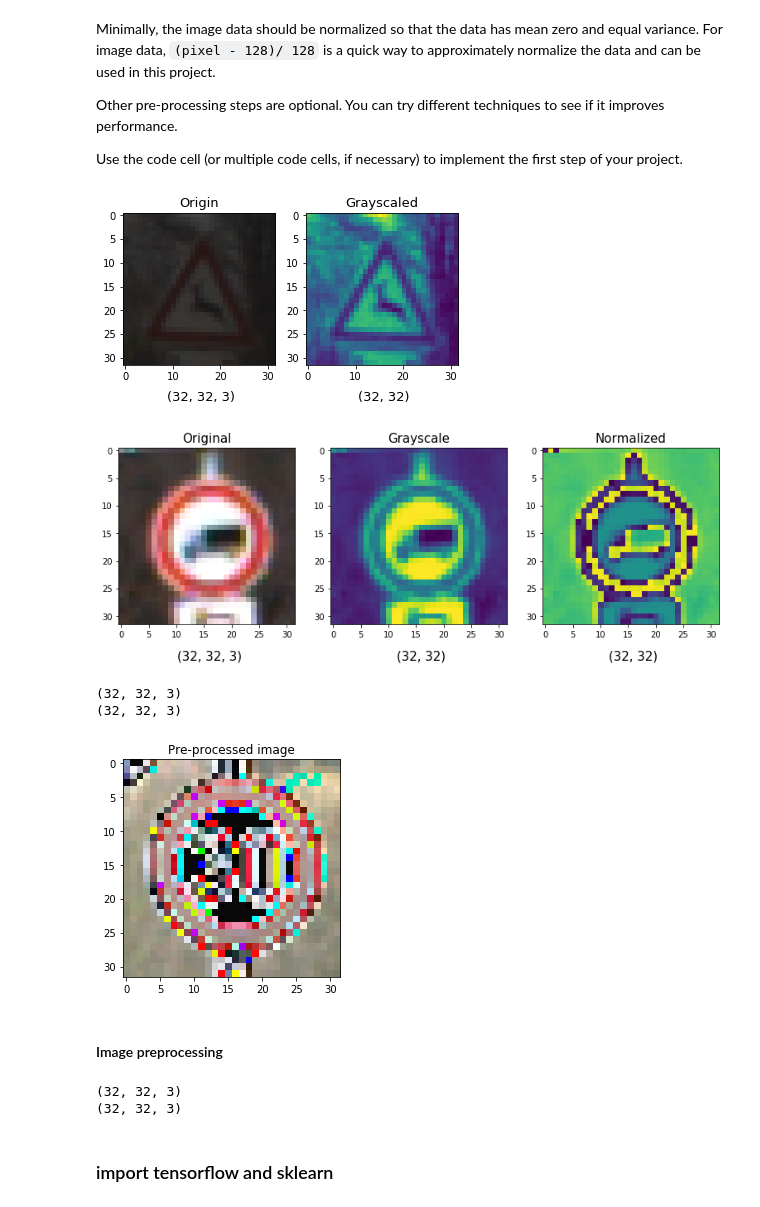
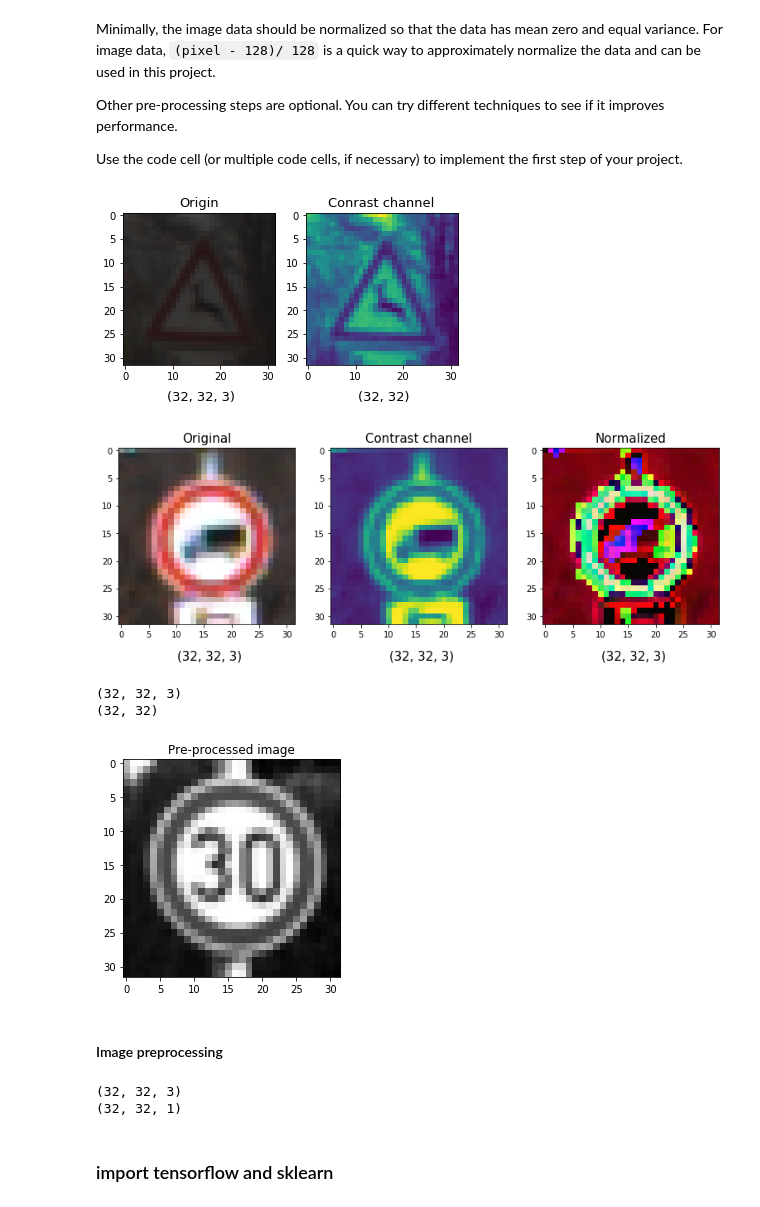
Before and after one commit to wizardkeven/Guokai-Traffic-Sign-Classifier-Project, a Jupyter notebook: Traffic_Sign_Classifier.ipynb, the cells around one changed output. Drawn from its saved outputs; the diff is of its cells as text; code cells hidden in the pictures.

Commit message:
add color space transform to YUV and use only Y-channel

```diff
--- a/Traffic_Sign_Classifier.ipynb
+++ b/Traffic_Sign_Classifier.ipynb
@@ -154,7 +154,8 @@ import cv2
 def grayscale(input_image):
     """Apply grayscale transform
     to input input_image"""
-    return cv2.cvtColor(input_image, cv2.COLOR_RGB2GRAY)
+    return cv2.cvtColor(input_image, cv2.COLOR_RGB2YUV)
+#     return cv2.cvtColor(input_image, cv2.COLOR_RGB2GRAY)
 ### Feel free to use as many code cells as needed.
 #TEST
 testIm = X_train[235]
@@ -166,13 +167,18 @@ plt.imshow(test1)
 plt.title('Origin',fontsize = 13)
 plt.text(16,39,test1.shape, ha='center',fontsize=13)
 test1_g = grayscale(test1)
+# print(test1_g.shape)
+# print(test1_g[:2,:2])
+test1_g = test1_g[:,:,0]
+# print(test1_g[:2,:2])
+# print(test1_g.shape)
 fig.add_subplot(1,2,2)
 plt.imshow(test1_g)
-plt.title('Grayscaled',fontsize = 13)
+plt.title('Conrast channel',fontsize = 13)
 plt.text(16,39,test1_g.shape, ha='center',fontsize=13)
 plt.show()
 # %% [output]
-[figure, old version]
+[figure, new version]
 # %%
 #image normalization to 0-centered with std distributed
 def mean_std_norm(input_image):
@@ -190,8 +196,8 @@ plt.text(16,38,test1.shape, ha='center',fontsize=15)
 # plt.show()
 test1_g = grayscale(test1)
 fig.add_subplot(1,3,2)
-plt.imshow(test1_g)
-plt.title('Grayscale',fontsize=15)
+plt.imshow(test1_g[:,:,0])
+plt.title('Contrast channel',fontsize=15)
 # print(test1_g.shape)
 plt.text(16,38,test1_g.shape, ha='center',fontsize=15)
 # plt.show()
@@ -203,35 +209,35 @@ plt.title('Normalized',fontsize=15)
 plt.text(16,38,test1_n.shape, ha='center',fontsize=15)
 plt.show()
 # %% [output]
-[figure, old version]
+[figure, new version]
 # %%
 #pre-process image
 def pre_process(image):
     """Pre-process input image:
     1. grayscale
     2. normalize with formular: (pixal - 125)/125
     3. TODO: add further preprocession if necessary...
     """
-#     gray = grayscale(image)
-    norm = mean_std_norm(image)#(gray)
+    gray = grayscale(image)
+#     norm = mean_std_norm(image)#(gray)
 #     rgb = cv2.cvtColor(norm,cv2.COLOR_GRAY2RGB)
     #TODO: add further preprocession
-    return norm
+    return gray[:,:,0]
 # test
 test_im = X_train[3625]
 test_np = np.copy(test_im)
 print(test_np.shape)
 test_pre = pre_process(test_np)
 # test_pre = test_pre.reshape((32,32,1))
 # print(test_pre.shape,test_pre[:2])
 print(test_pre.shape)
 plt.imshow(test_pre, cmap = plt.get_cmap('gray'))
 plt.title('Pre-processed image')
 plt.show()
 # %% [output]
 (32, 32, 3)
-(32, 32, 3)
+(32, 32)
-[figure, old version]
+[figure, new version]
 # %% [markdown]
 #### Image preprocessing ####
 # %%
@@ -241,7 +247,7 @@ def image_preProcess(image_array):
     processed = []
     for image in input_x:
         pro = pre_process(image)
-        processed.append(pro)#.reshape((32,32,1)))
+        processed.append(pro.reshape((32,32,1)))
     return processed
 
 print(X_train[5].shape)
@@ -249,7 +255,7 @@ ter = image_preProcess(X_train)
 print(ter[2].shape)
 # %% [output]
 (32, 32, 3)
-(32, 32, 3)
+(32, 32, 1)
 # %% [markdown]
 ### import tensorflow and sklearn ###
 # %%
```
Also changed, not shown: parts of 6 cells of this notebook, 1 other file.
